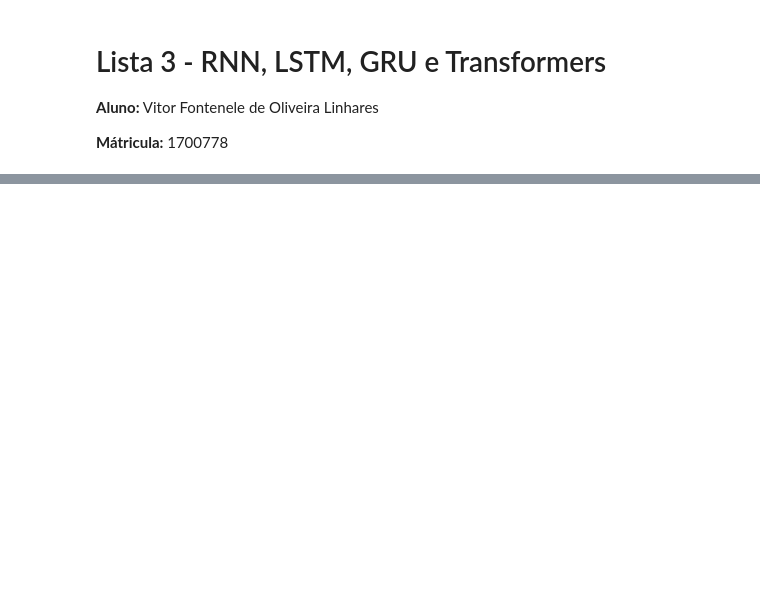
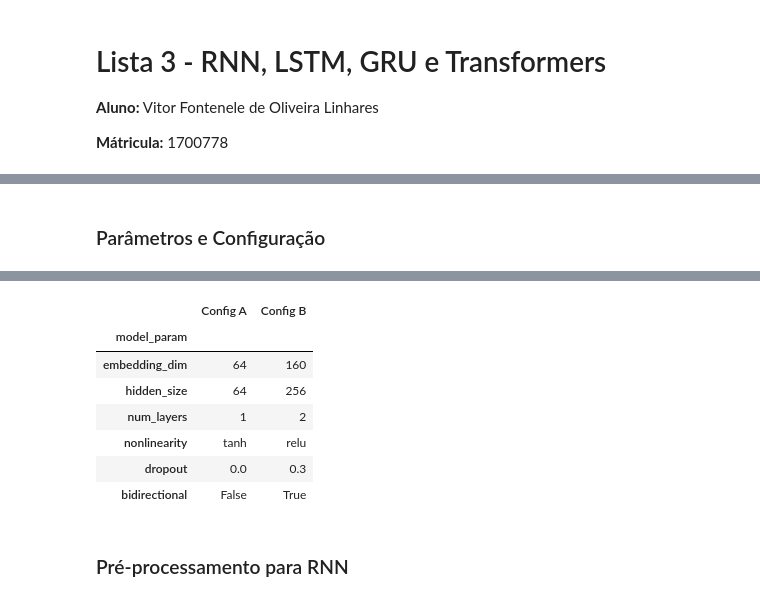
Before and after one commit to Vitorfol/Neural-Networks, a Jupyter notebook: notebooks/rnn_lstm_gru_transformers.ipynb, the cells around one changed output, grey strips where cells are left out. Drawn from its saved outputs; the diff is of its cells as text; code cells hidden in the pictures; blank space fills up the shorter version.

```diff
--- a/notebooks/rnn_lstm_gru_transformers.ipynb
+++ b/notebooks/rnn_lstm_gru_transformers.ipynb
@@ -151,0 +142,68 @@ Resumo: AG News e um problema de classificacao supervisionada multiclasse (4 cla
+# %% [markdown]
+###  Parâmetros e Configuração
+# %%
+rnn_static_config = {
+    "data": {
+        "label2target": {"World": 0, "Sports": 1, "Business": 2, "Sci/Tech": 3},
+        "val_size": 0.15,
+        "random_state": 42,
+        "min_freq": 2,
+        "max_vocab_size": 2000,
+        "special_tokens": ["<pad>", "<unk>"],
+        "max_len_percentile": 95,
+        "max_len_min": 16,
+        "max_len_cap": 96,
+        "batch_size": 256,
+    },
+    "train": {
+        "epochs": 5,
+        "learning_rate": 1e-3,
+        "weight_decay": 2e-5,
+        "grad_clip": 1.0,
+        "early_stopping_patience": 2,
+        "show_progress": True,
+    },
+}
+
+rnn_model_configs = [
+    {
+        "name": "Config A",
+        "model": {
+            "embedding_dim": 64,
+            "hidden_size": 64,
+            "num_layers": 1,
+            "nonlinearity": "tanh",
+            "dropout": 0.0,
+            "bidirectional": False,
+        },
+    },
+    {
+        "name": "Config B",
+        "model": {
+            "embedding_dim": 160,
+            "hidden_size": 256,
+            "num_layers": 2,
+            "nonlinearity": "relu",
+            "dropout": 0.3,
+            "bidirectional": True,
+        },
+    },
+]
+
+print("\nConfiguração fixa:\n")
+for section_name in ["data", "train"]:
+    print(f"[{section_name}]")
+    for k, v in rnn_static_config[section_name].items():
+        print(f"- {k}: {v}")
+    print()
+
+model_cfg_by_name = {}
+for i, cfg_item in enumerate(rnn_model_configs):
+    cfg_name = cfg_item.get("name", f"Config {i}")
+    model_cfg_by_name[cfg_name] = cfg_item["model"]
+model_cfg_df = pd.DataFrame(model_cfg_by_name)
+model_cfg_df.index.name = "model_param"
+
+print("Comparação de modelos:")
+display(model_cfg_df)
+# %% [output]
@@ -151,0 +227,10 @@ Resumo: AG News e um problema de classificacao supervisionada multiclasse (4 cla
+|  | Config A | Config B |
+| model_param |  |  |
+| embedding_dim | 64 | 160 |
+| hidden_size | 64 | 256 |
+| num_layers | 1 | 2 |
+| nonlinearity | tanh | relu |
+| dropout | 0.0 | 0.3 |
+| bidirectional | False | True |
+# %% [markdown]
+### Pré-processamento para RNN
```
Also changed, not shown: parts of 14 cells of this notebook.
